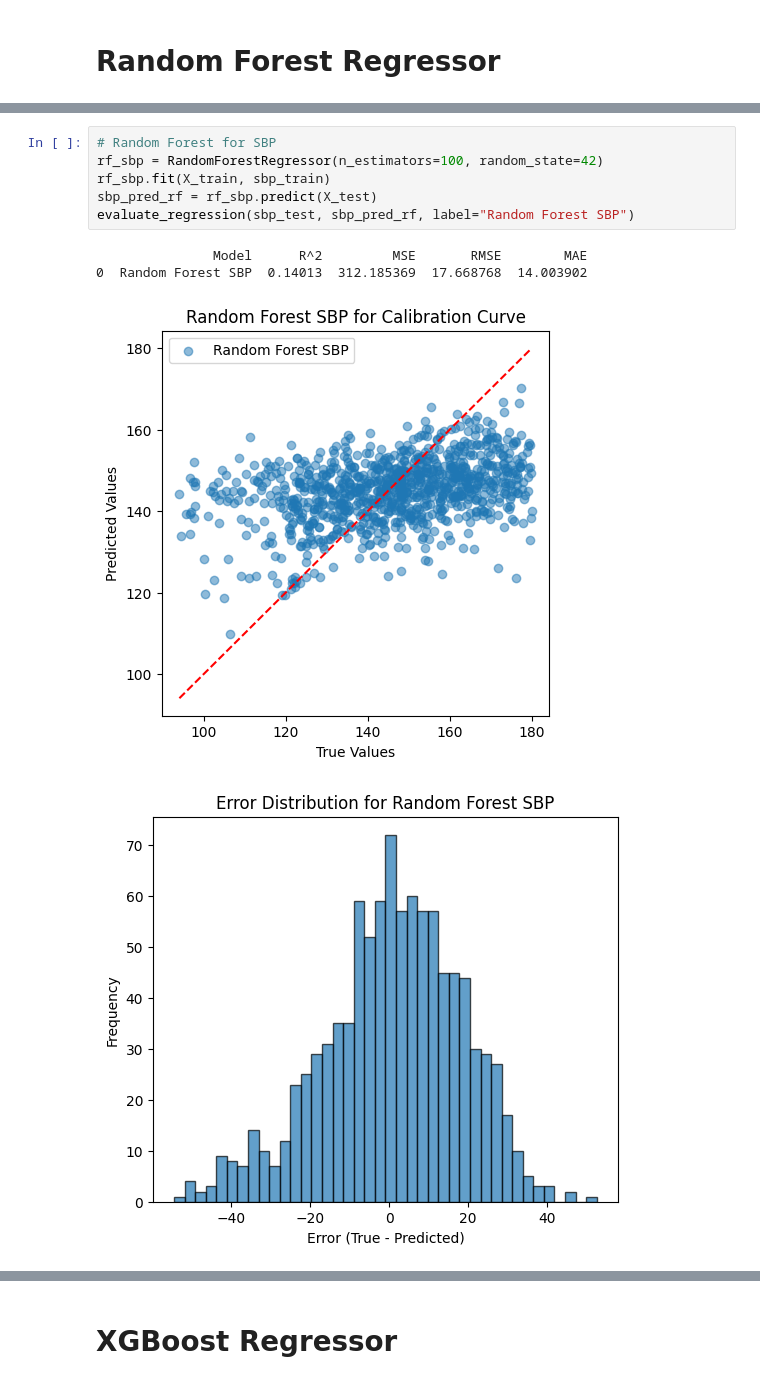
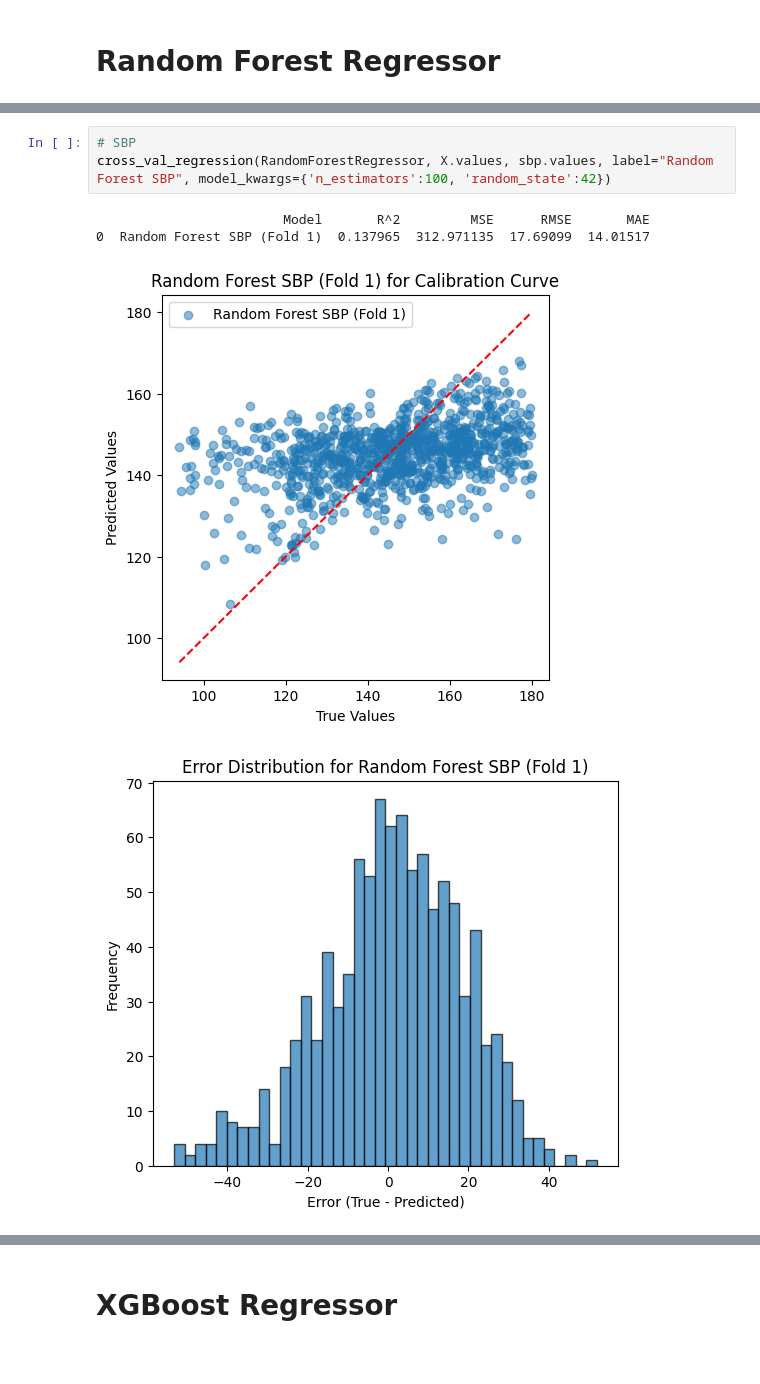
Before and after one commit to AniruthAnanth/CuffLessBloodPressureEstimation, a Jupyter notebook: main.ipynb, the cells around one changed output, grey strips where cells are left out. Drawn from its saved outputs; the diff is of its cells as text.

```diff
--- a/main.ipynb
+++ b/main.ipynb
@@ -140,11 +213,8 @@ evaluate_regression(dbp_test, dbp_pred_rf, label="Random Forest DBP")
-# %%
-# Random Forest for SBP
-rf_sbp = RandomForestRegressor(n_estimators=100, random_state=42)
-rf_sbp.fit(X_train, sbp_train)
-sbp_pred_rf = rf_sbp.predict(X_test)
-evaluate_regression(sbp_test, sbp_pred_rf, label="Random Forest SBP")
-# %% [output]
-               Model      R^2         MSE       RMSE        MAE
-0  Random Forest SBP  0.14013  312.185369  17.668768  14.003902
-[figure, removed]
-[figure, removed]
+# %%
+# SBP
+cross_val_regression(RandomForestRegressor, X.values, sbp.values, label="Random Forest SBP", model_kwargs={'n_estimators':100, 'random_state':42})
+# %% [output]
+                        Model       R^2         MSE      RMSE       MAE
+0  Random Forest SBP (Fold 1)  0.137965  312.971135  17.69099  14.01517
+[figure, added]
+[figure, added]
```
Also changed, not shown: parts of 34 cells of this notebook.
